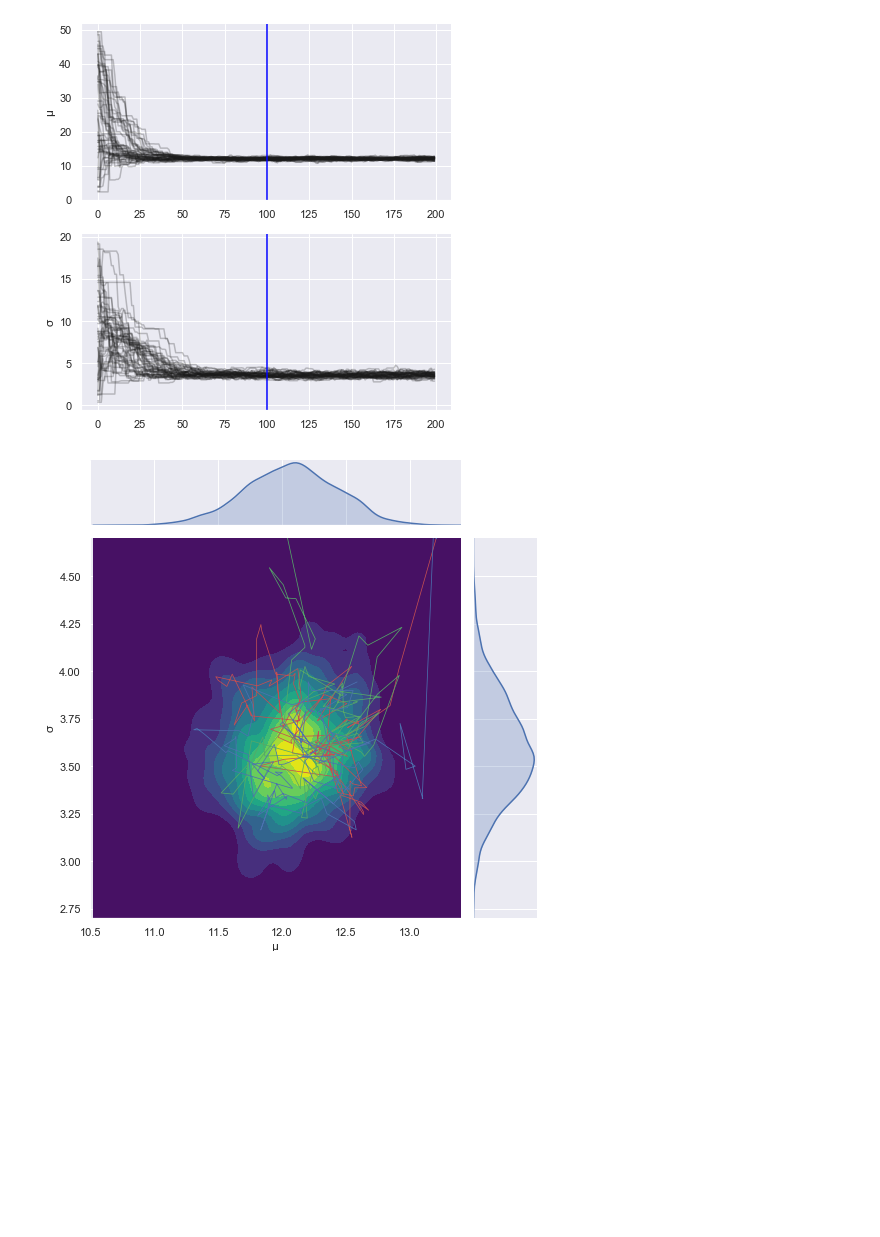
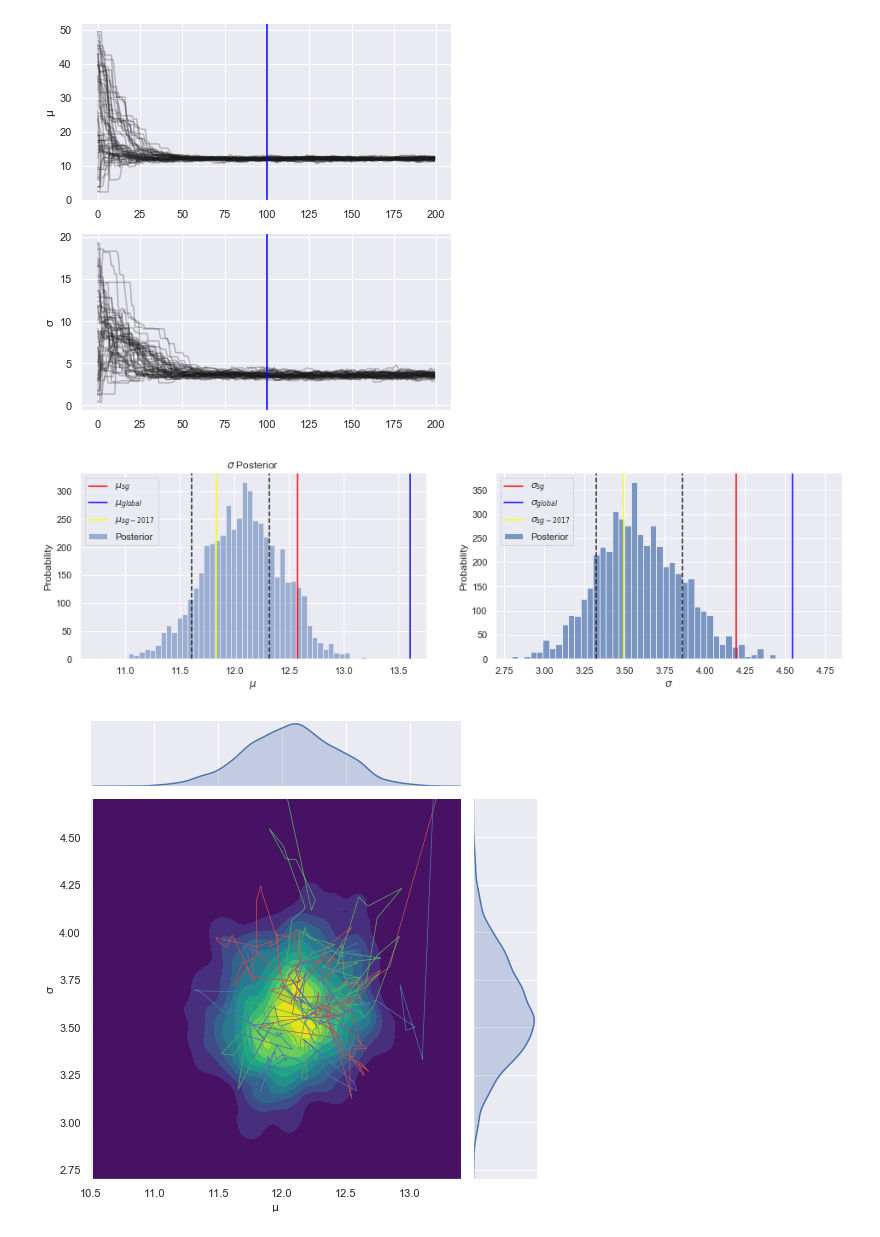
Before and after one commit to guygozlan/SciComPy_NBA, a Jupyter notebook: NBA_ver3.ipynb, the cells around one changed output. Drawn from its saved outputs; the diff is of its cells as text; code cells hidden in the pictures; blank space fills up the shorter version.

```diff
--- a/NBA_ver3.ipynb
+++ b/NBA_ver3.ipynb
@@ -647,6 +648,37 @@ fig.tight_layout()
 sns.despine()
 # %% [output]
 [figure]
+# %%
+μ_pos_year, σ_pos_year = one_pos_one_year_d.mean(), one_pos_one_year_d.std()
+
+fig, axes = plt.subplots(1, 2, figsize=(16, 4))
+
+axes[0].hist(sample[:,0], bins=50, alpha=0.5, label='Posterior')
+axes[0].axvline(μ_years_range[pos], color='red', label=r'$μ_{'+pos.lower()+'}$')
+axes[0].axvline(μ_global, color='blue', label=r'$μ_{global}$')
+axes[0].axvline(μ_pos_year, color='yellow', label='$μ_{'+pos.lower()+'-'+str(year)+'}$')
+axes[0].axvline(μ_hat+sample[:,0].std(), color='k', ls='--')
+axes[0].axvline(μ_hat-sample[:,0].std(), color='k', ls='--')
+axes[0].set_xlabel("$\mu$")
+axes[0].set_ylabel("Probability")
+axes[0].set_title(r'$\mu$ Posterior')
+axes[0].legend()
+
+axes[1].hist(sample[:,1], bins=50, alpha=0.7, label='Posterior')
+axes[1].axvline(σ_years_range[pos], color='red', label=r'$σ_{'+pos.lower()+'}$')
+axes[1].axvline(σ_global, color='blue', label=r'$σ_{global}$')
+axes[1].axvline(σ_pos_year, color='yellow', label='$σ_{'+pos.lower()+'-'+str(year)+'}$')
+axes[1].axvline(σ_hat+sample[:,1].std(), color='k', ls='--')
+axes[1].axvline(σ_hat-sample[:,1].std(), color='k', ls='--')
+axes[1].set_xlabel("$\sigma$")
+axes[1].set_ylabel("Probability")
+axes[0].set_title(r'$\sigma$ Posterior')
+axes[1].legend()
+
+
+sns.despine()
+# %% [output]
+[figure, added]
 # %%
 g = sns.jointplot(
     sampler.chain[:, nburn :, 0].ravel(),
```
Also changed, not shown: parts of 8 cells of this notebook.
